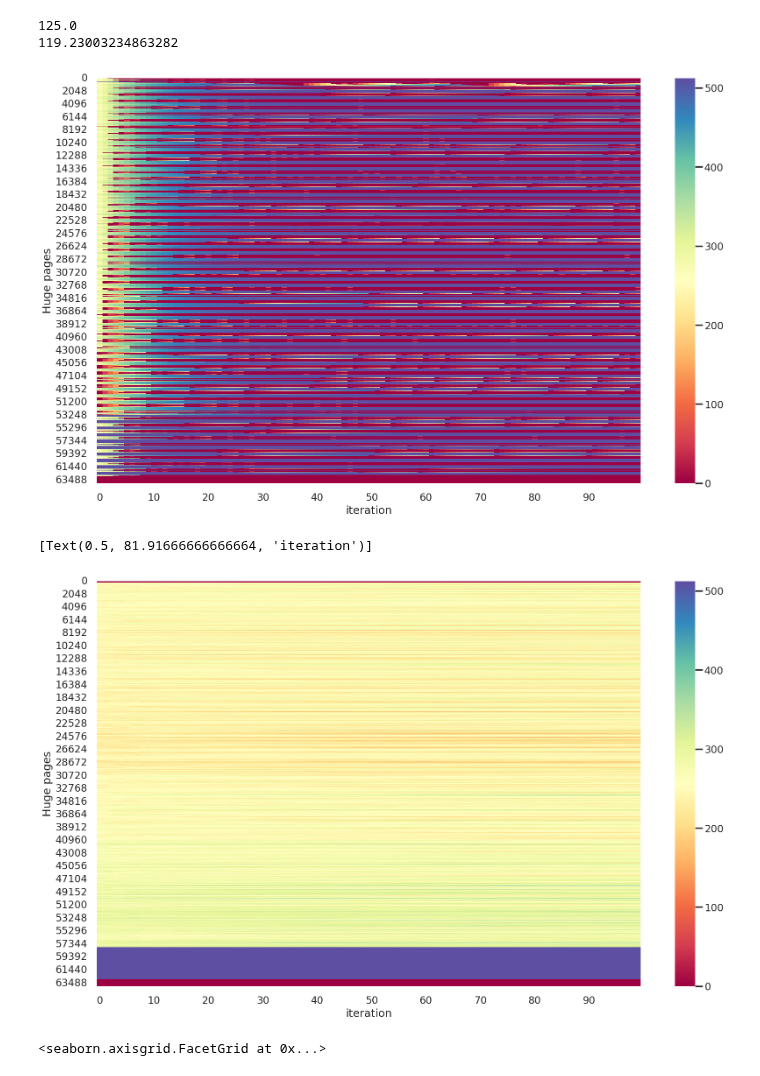
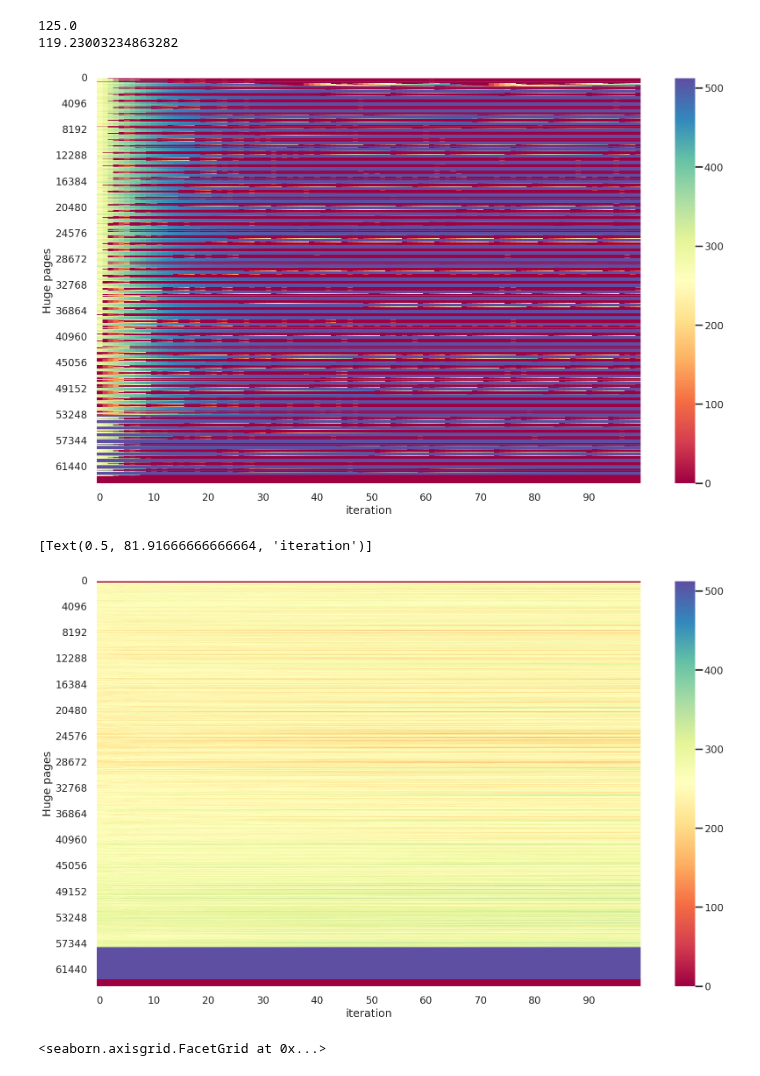
Before and after one commit to luhsra/llfree-bench, a Jupyter notebook: frag.ipynb, the cells around one changed output. Saved outputs shown, nothing was run; the diff lists cells and outputs as text; code cells hidden in the pictures.

```diff
--- a/frag.ipynb
+++ b/frag.ipynb
@@ -44,26 +44,26 @@ def parse_fragout(file: Path, iterations: int) -> pd.DataFrame:
 # %%
 # Heatmap Array
 fix, ax = plt.subplots()
 fix.set_figwidth(20)
 fix.set_figheight(12)
 fix.set_facecolor("white")
 
 cmap = sns.color_palette("Spectral", as_cmap=True, n_colors=10)
 
 data = parse_fragout(llfree / "fragout.bin", 100)
 excerpt = data.T
 
 plot = sns.heatmap(excerpt, ax=ax, cmap=cmap,
-                   yticklabels=2*1024, xticklabels=10)
+                   yticklabels=4*1024, xticklabels=10)
 plot.set(ylabel="Huge pages")
 plot.set(xlabel="iteration")
 
 print(excerpt.size / 100 * 2 / 1024)
 print(0.9 * 2 * 17364132 * 4096 / 1024 ** 3)
 # %% [output]
 125.0
 119.23003234863282
-[figure, old version]
+[figure, new version]
 # %%
 # Heatmap Array
 fix, ax = plt.subplots()
@@ -77,12 +77,12 @@ data = parse_fragout(buddy / "fragout.bin", 100)
 excerpt = data.T
 
 plot = sns.heatmap(excerpt, ax=ax, cmap=cmap,
-                   yticklabels=2*1024, xticklabels=10)
+                   yticklabels=4*1024, xticklabels=10)
 plot.set(ylabel="Huge pages")
 plot.set(xlabel="iteration")
 # %% [output]
 [Text(0.5, 81.91666666666664, 'iteration')]
-[figure, old version]
+[figure, new version]
 # %%
 bdata = pd.read_csv(buddy / "out.csv")
 bdata["possible"] = bdata["small"] / 512
```
Also changed, not shown: 5 other files.
